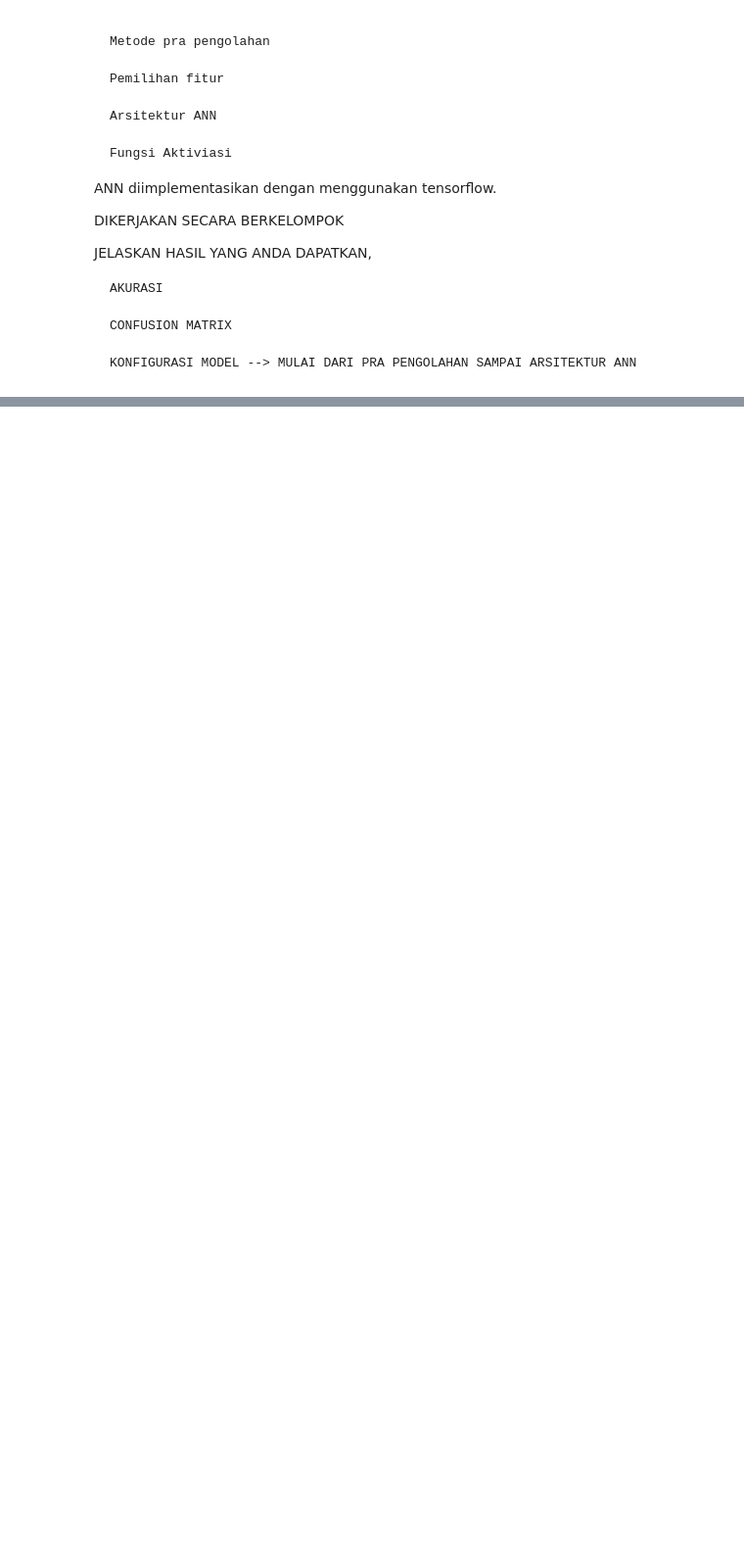
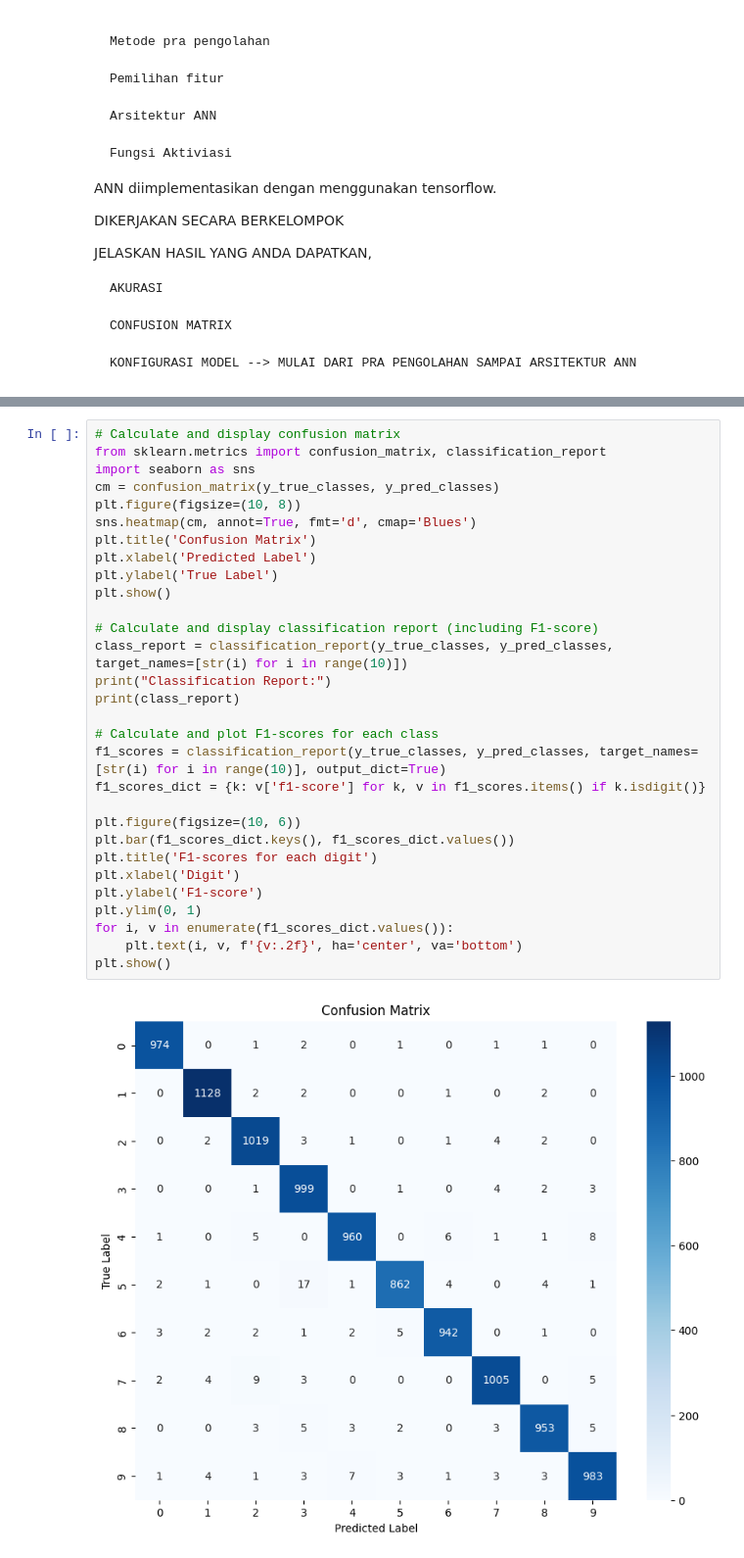
Before and after one commit to YayunEldina/PEMB_MESIN_Ganjil_2024, a Jupyter notebook: Jobsheet_9_Perceptron_dan_ANN.ipynb, the cells around one changed output, grey strips where cells are left out. Shown at 98% size. Drawn from its saved outputs; the diff is of its cells as text; blank space fills up the shorter version.

```diff
--- a/Jobsheet_9_Perceptron_dan_ANN.ipynb
+++ b/Jobsheet_9_Perceptron_dan_ANN.ipynb
@@ -424,0 +655,32 @@ JELASKAN HASIL YANG ANDA DAPATKAN,
+# %%
+# Calculate and display confusion matrix
+from sklearn.metrics import confusion_matrix, classification_report
+import seaborn as sns
+cm = confusion_matrix(y_true_classes, y_pred_classes)
+plt.figure(figsize=(10, 8))
+sns.heatmap(cm, annot=True, fmt='d', cmap='Blues')
+plt.title('Confusion Matrix')
+plt.xlabel('Predicted Label')
+plt.ylabel('True Label')
+plt.show()
+
+# Calculate and display classification report (including F1-score)
+class_report = classification_report(y_true_classes, y_pred_classes, target_names=[str(i) for i in range(10)])
+print("Classification Report:")
+print(class_report)
+
+# Calculate and plot F1-scores for each class
+f1_scores = classification_report(y_true_classes, y_pred_classes, target_names=[str(i) for i in range(10)], output_dict=True)
+f1_scores_dict = {k: v['f1-score'] for k, v in f1_scores.items() if k.isdigit()}
+
+plt.figure(figsize=(10, 6))
+plt.bar(f1_scores_dict.keys(), f1_scores_dict.values())
+plt.title('F1-scores for each digit')
+plt.xlabel('Digit')
+plt.ylabel('F1-score')
+plt.ylim(0, 1)
+for i, v in enumerate(f1_scores_dict.values()):
+    plt.text(i, v, f'{v:.2f}', ha='center', va='bottom')
+plt.show()
+# %% [output]
+[figure, added]
```
Also changed, not shown: parts of 15 cells of this notebook.
